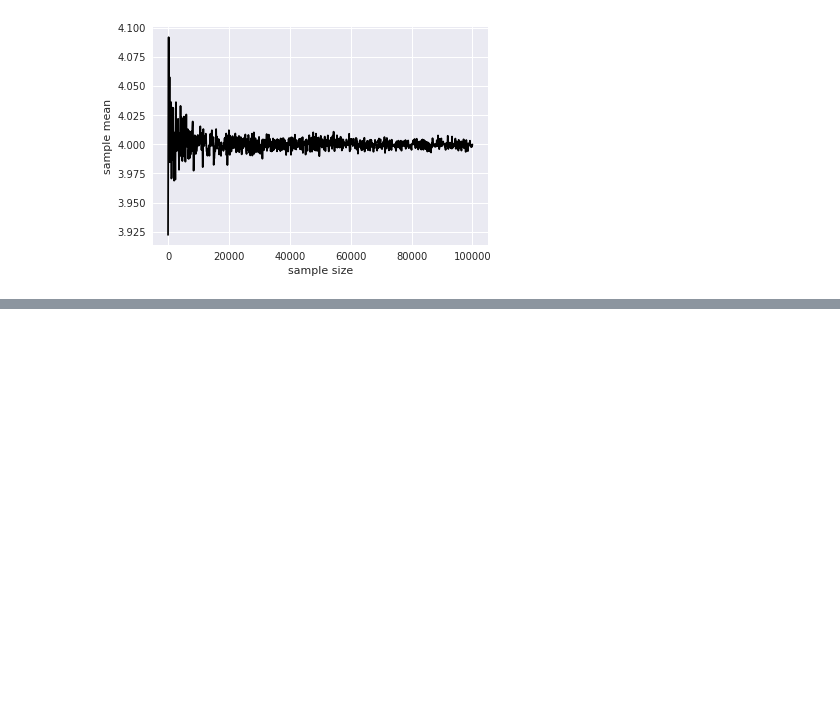
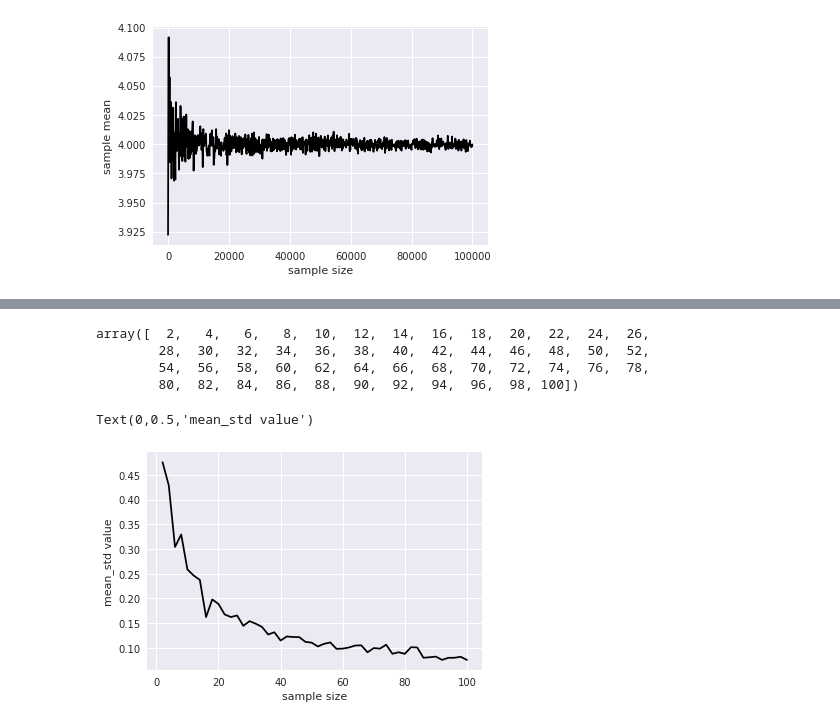
Before and after one commit to KentFujii/py_statistics, a Jupyter notebook: data_analysis/sampling.ipynb, the cells around one changed output, grey strips where cells are left out. Drawn from its saved outputs; the diff is of its cells as text; code cells hidden in the pictures; blank space fills up the shorter version.

```diff
--- a/data_analysis/sampling.ipynb
+++ b/data_analysis/sampling.ipynb
@@ -55,0 +110,22 @@ Text(0,0.5,'sample mean')
+# %%
+size_array = np.arange(start=2, stop=102, step=2)
+size_array
+# %% [output]
+array([  2,   4,   6,   8,  10,  12,  14,  16,  18,  20,  22,  24,  26,
+        28,  30,  32,  34,  36,  38,  40,  42,  44,  46,  48,  50,  52,
+        54,  56,  58,  60,  62,  64,  66,  68,  70,  72,  74,  76,  78,
+        80,  82,  84,  86,  88,  90,  92,  94,  96,  98, 100])
+# %%
+sample_mean_std_array = np.zeros(len(size_array))
+# %%
+np.random.seed(1)
+for i in range(0, len(size_array)):
+    sample_mean = calc_sample_mean(size=size_array[i], n_trial=100)
+    sample_mean_std_array[i] = sp.std(sample_mean, ddof=1)
+# %%
+plt.plot(size_array, sample_mean_std_array, color='black')
+plt.xlabel('sample size')
+plt.ylabel('mean_std value')
+# %% [output]
+Text(0,0.5,'mean_std value')
+[figure, added]
```
Also changed, not shown: parts of 14 cells of this notebook.
